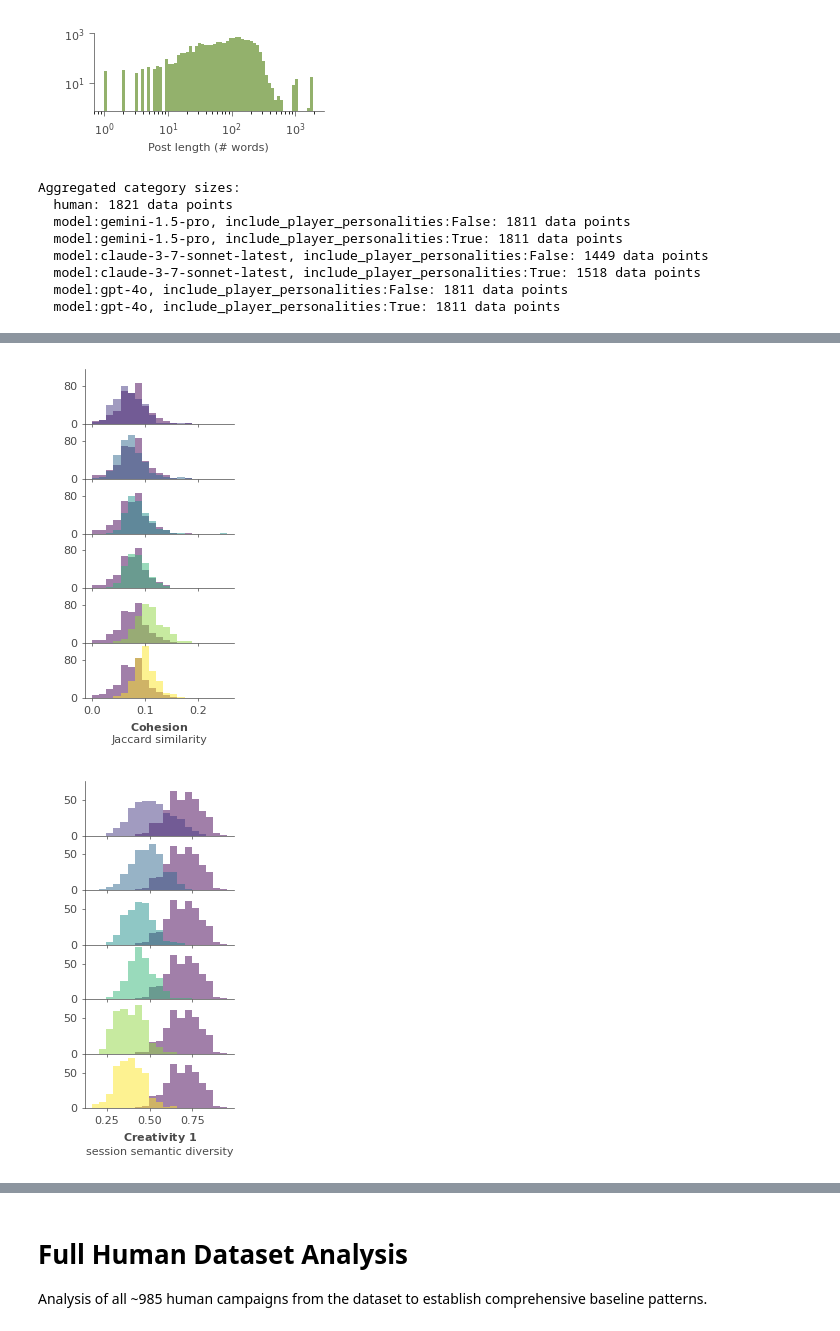
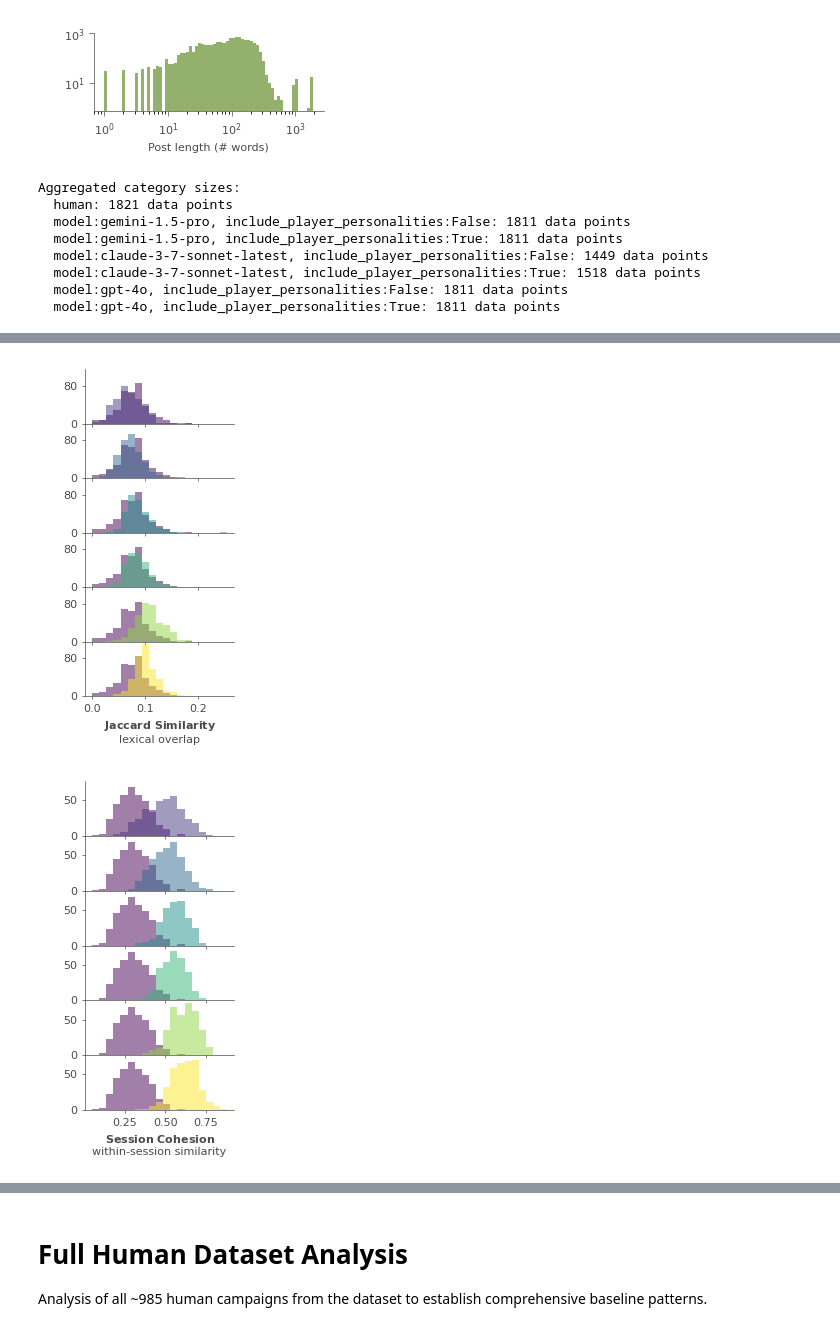
Before and after one commit to AnnieStephenson/dnd-dynamics, a Jupyter notebook: tutorials/game_log_analysis_tutorial.ipynb, the cells around one changed output, grey strips where cells are left out. Drawn from its saved outputs; the diff is of its cells as text; code cells hidden in the pictures.

```diff
--- a/tutorials/game_log_analysis_tutorial.ipynb
+++ b/tutorials/game_log_analysis_tutorial.ipynb
@@ -560,15 +609,15 @@ def plot_comparison_histograms(data,
 # %%
 # === MEAN METRICS PER CAMPAIGN ===
 
-mean_sbert_session_creat = np.zeros(len(sbert_session_creativity))
-mean_cohesion_session = np.zeros(len(cohesion_session_scores))
-mean_sbert_post_distances = np.zeros(len(sbert_post_distances))
+mean_session_cohesion = np.zeros(len(session_cohesion_data))
+mean_jaccard_cohesion = np.zeros(len(cohesion_session_scores))
+mean_sequential_cohesion = np.zeros(len(sequential_cohesion_data))
 mean_dsi_scores = np.zeros(len(dsi_scene_scores))
 
 for i in range(len(campaign_names)):
-    mean_sbert_session_creat[i] = np.mean(sbert_session_creativity[i])
-    mean_cohesion_session[i] = np.mean(cohesion_session_scores[i])
-    mean_sbert_post_distances[i] = np.nanmean(sbert_post_distances[i])
+    mean_session_cohesion[i] = np.mean(session_cohesion_data[i])
+    mean_jaccard_cohesion[i] = np.mean(cohesion_session_scores[i])
+    mean_sequential_cohesion[i] = np.nanmean(sequential_cohesion_data[i])
     mean_dsi_scores[i] = np.nanmean(dsi_scene_scores[i])
 # %%
 # Single histogram of mean values per campaign
@@ -649,9 +698,9 @@ CATEGORY_ORDER = [
 
 # Aggregate by category
 post_len_agg, _ = aggregate_by_category(post_len_data, campaign_names, categories, CATEGORY_ORDER)
-cohesion_agg, _ = aggregate_by_category(cohesion_session_scores, campaign_names, categories, CATEGORY_ORDER)
-creativity_1_agg, _ = aggregate_by_category(sbert_session_creativity, campaign_names, categories, CATEGORY_ORDER)
-creativity_2_agg, _ = aggregate_by_category(sbert_post_distances, campaign_names, categories, CATEGORY_ORDER)
+jaccard_agg, _ = aggregate_by_category(cohesion_session_scores, campaign_names, categories, CATEGORY_ORDER)
+session_cohesion_agg, _ = aggregate_by_category(session_cohesion_data, campaign_names, categories, CATEGORY_ORDER)
+sequential_cohesion_agg, _ = aggregate_by_category(sequential_cohesion_data, campaign_names, categories, CATEGORY_ORDER)
 dsi_agg, _ = aggregate_by_category(dsi_scene_scores, campaign_names, categories, CATEGORY_ORDER)
 
 # Check category sizes
@@ -673,61 +722,62 @@ plt.tight_layout()
 plt.subplots_adjust(hspace=0)
 plt.savefig(OUTPUT_DIR / 'human_vs_llm_len.pdf', transparent=True)
 
-# Cohesion comparison
+# Jaccard similarity comparison
 plot_comparison_histograms(
-    cohesion_agg,
+    jaccard_agg,
     bins=20,
     log_bins=False,
     ylabel=" ",
-    xlabel=r'$\mathbf{Cohesion}$' + '\nJaccard similarity',
+    xlabel=r'$\mathbf{Jaccard\ Similarity}$' + '\nlexical overlap',
     figsize=(2.1, 4))
 plt.tight_layout()
 plt.subplots_adjust(hspace=0)
-plt.savefig(OUTPUT_DIR / 'human_vs_llm_cohesion.pdf', transparent=True)
+plt.savefig(OUTPUT_DIR / 'human_vs_llm_jaccard.pdf', transparent=True)
 
-# Creativity 1 comparison
+# Session cohesion comparison
 plot_comparison_histograms(
-    creativity_1_agg,
+    session_cohesion_agg,
     bins=20,
     log_bins=False,
     ylabel=" ",
-    xlabel=r'$\mathbf{Creativity\ 1}$' + '\nsession semantic diversity',
+    xlabel=r'$\mathbf{Session\ Cohesion}$' + '\nwithin-session similarity',
     figsize=(2.1, 4))
 plt.tight_layout()
 plt.subplots_adjust(hspace=0)
-plt.savefig(OUTPUT_DIR / 'human_vs_llm_creativity.pdf', transparent=True)
+plt.savefig(OUTPUT_DIR / 'human_vs_llm_session_cohesion.pdf', transparent=True)
 
-# Creativity 2 comparison
+# Sequential cohesion comparison
 plot_comparison_histograms(
-    creativity_2_agg,
+    sequential_cohesion_agg,
     bins=20,
     log_bins=False,
     ylabel=" ",
-    xlabel=r'$\mathbf{Creativity\ 2}$' + '\nSequential Semantic Shift',
+    xlabel=r'$\mathbf{Sequential\ Cohesion}$' + '\npost-to-post similarity',
     figsize=(2.1, 4))
 plt.tight_layout()
 plt.subplots_adjust(hspace=0)
+plt.savefig(OUTPUT_DIR / 'human_vs_llm_sequential_cohesion.pdf', transparent=True)
 
 # DSI comparison
 plot_comparison_histograms(
     dsi_agg,
     bins=20,
     log_bins=False,
     ylabel=" ",
     xlabel=r'$\mathbf{DSI}$' + '\nDivergent Semantic Integration',
     figsize=(2.1, 4))
 plt.tight_layout()
 plt.subplots_adjust(hspace=0)
 plt.savefig(OUTPUT_DIR / 'human_vs_llm_dsi.pdf', transparent=True)
 # %% [output]
 Aggregated category sizes:
   human: 1821 data points
   model:gemini-1.5-pro, include_player_personalities:False: 1811 data points
   model:gemini-1.5-pro, include_player_personalities:True: 1811 data points
   model:claude-3-7-sonnet-latest, include_player_personalities:False: 1449 data points
   model:claude-3-7-sonnet-latest, include_player_personalities:True: 1518 data points
   model:gpt-4o, include_player_personalities:False: 1811 data points
   model:gpt-4o, include_player_personalities:True: 1811 data points
 [figure]
-[figure, old version]
+[figure, new version]
-[figure, old version]
+[figure, new version]
```
Also changed, not shown: parts of 8 cells of this notebook, 3 other files.
